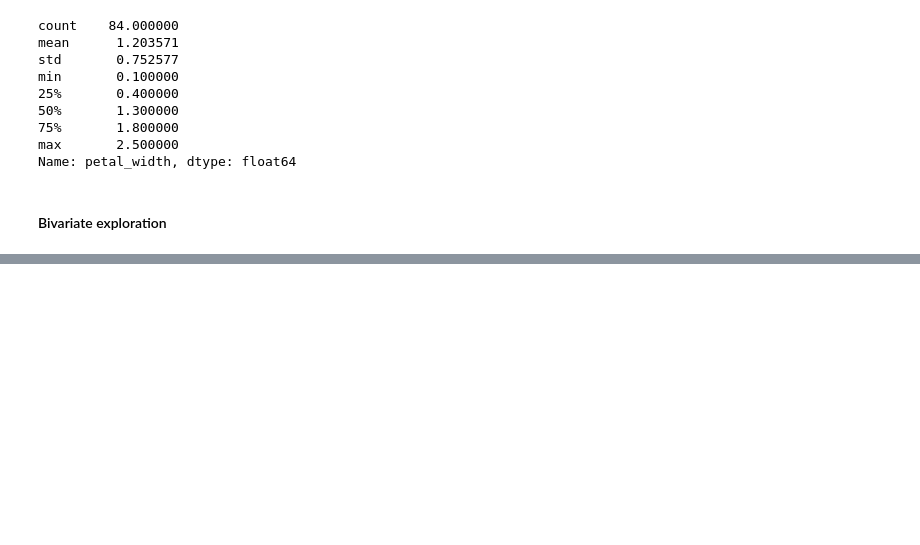
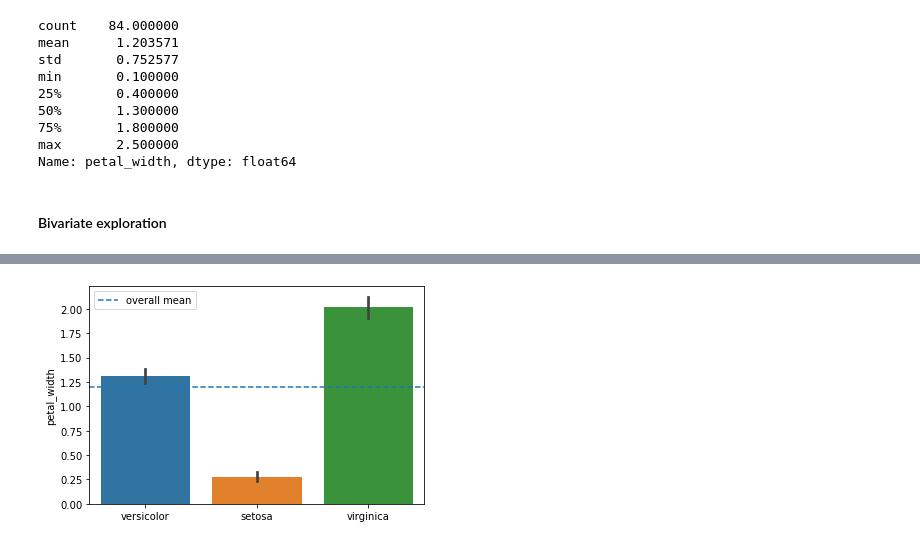
Before and after one commit to NSharick/classification-exercises, a Jupyter notebook: classification_exercises.ipynb, the cells around one changed output, grey strips where cells are left out. Saved outputs shown, nothing was run; the diff lists cells and outputs as text; code cells hidden in the pictures; blank space fills up the shorter version.

```diff
--- a/classification_exercises.ipynb
+++ b/classification_exercises.ipynb
@@ -953,0 +985,10 @@ Name: petal_width, dtype: float64
+# %%
+#plot petal width against species and include the mean line
+mean_pw = train.petal_width.mean()
+sns.barplot('species_name', 'petal_width', data=train)
+plt.axhline(mean_pw, ls='--', label='overall mean')
+plt.xlabel('')
+plt.legend()
+plt.show()
+# %% [output]
+[figure, added]
```
Also changed, not shown: parts of 41 cells of this notebook.
